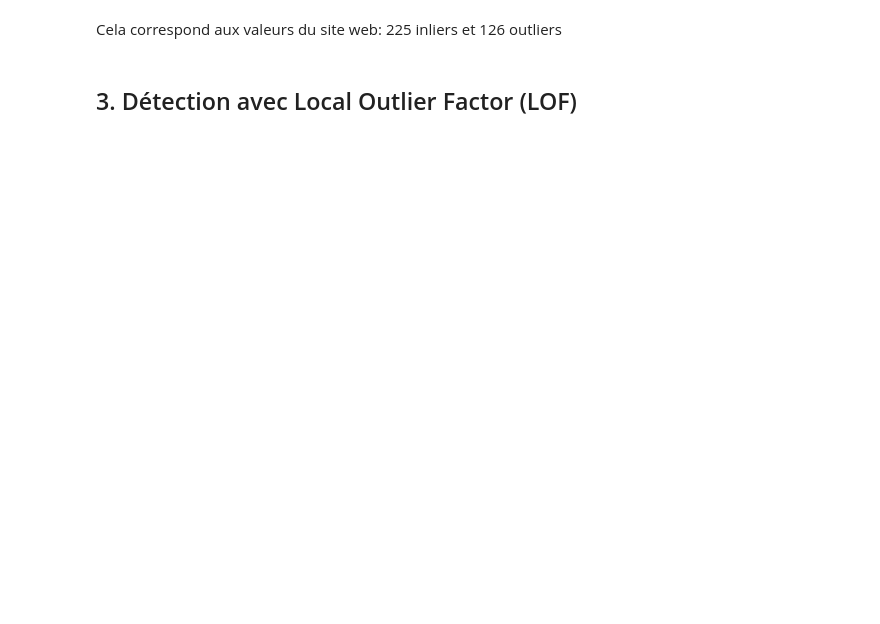
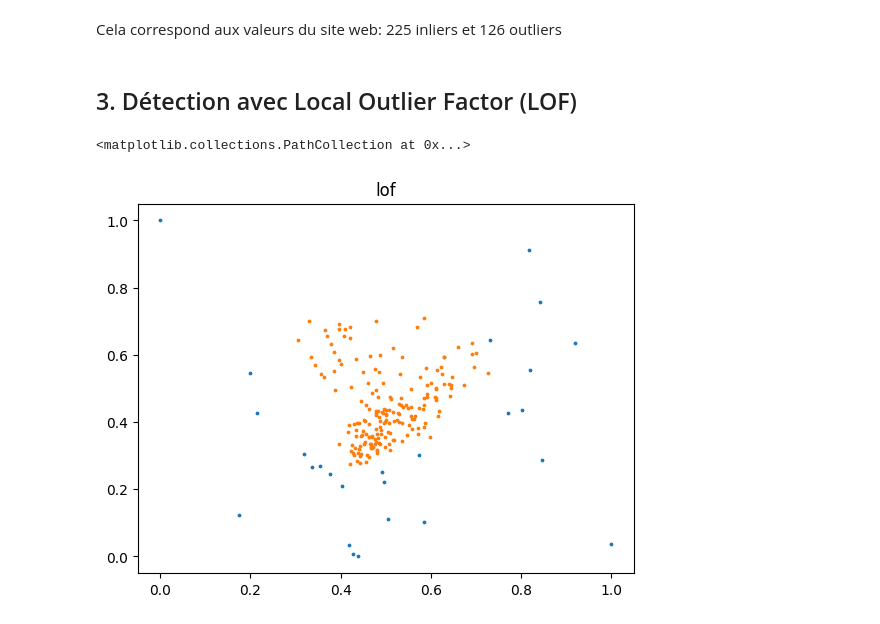
Before and after one commit to HUART1848/PCD_L2, a Jupyter notebook: Labo2-Outliers-student.ipynb, the cells around one changed output. Drawn from its saved outputs; the diff is of its cells as text; code cells hidden in the pictures; blank space fills up the shorter version.

```diff
--- a/Labo2-Outliers-student.ipynb
+++ b/Labo2-Outliers-student.ipynb
@@ -122,3 +128,20 @@ Nombre d'outliers:      126
 Cela correspond aux valeurs du site web: 225 inliers et 126 outliers
 # %% [markdown]
 ## 3. Détection avec Local Outlier Factor (LOF)
+# %%
+sample = glass[["var_0000", "var_0001"]]
+# %%
+clf = LocalOutlierFactor()
+# %%
+pred = clf.fit_predict(sample)
+scores = clf.negative_outlier_factor_
+# %%
+in_sample  = sample.loc[np.where(pred ==  1)]
+out_sample = sample.loc[np.where(pred == -1)]
+# %%
+plt.title("lof")
+plt.scatter(in_sample["var_0000"], in_sample["var_0001"], color="tab:orange", s=3.0, label="inlier points")
+plt.scatter(out_sample["var_0000"], out_sample["var_0001"], color="tab:blue",  s=3.0, label="outlier points")
+# %% [output]
+<matplotlib.collections.PathCollection at 0x...>
+[figure, added]
```
Also changed, not shown: parts of 6 cells of this notebook.
